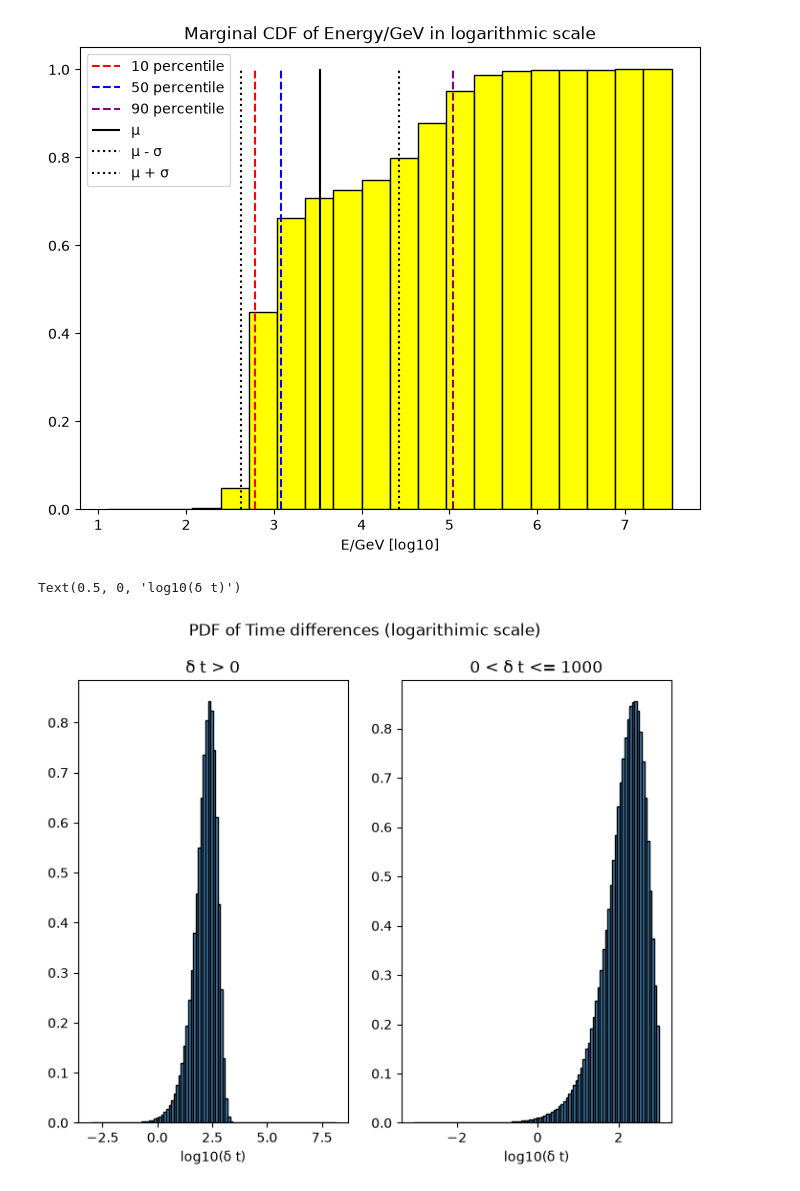
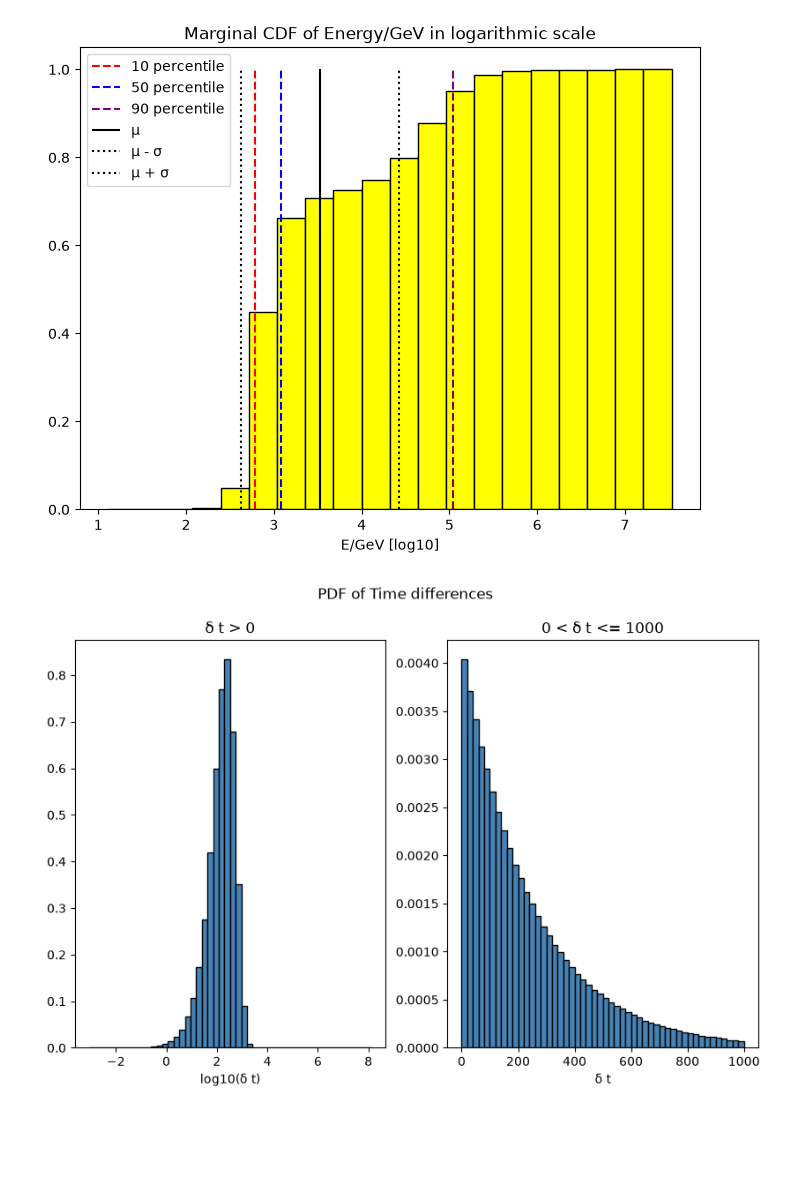
Before and after one commit to vigneshK0404/Data_Science_Projects, a Jupyter notebook: Project_1_Karthikeyan.ipynb, the cells around one changed output. Drawn from its saved outputs; the diff is of its cells as text; code cells hidden in the pictures; blank space fills up the shorter version.

```diff
--- a/Project_1_Karthikeyan.ipynb
+++ b/Project_1_Karthikeyan.ipynb
@@ -71,14 +71,14 @@ time_diff = time[1:] - time[:-1]
 time_diff_positive = time_diff[time_diff > 0]
 time_diff_1000 = time_diff_positive[time_diff_positive <= 1000]
 # %%
-fig, (ax1, ax2) = plt.subplots(1, 2, figsize=(8,6))
-fig.suptitle('PDF of Time differences (logarithimic scale)')
-ax1.hist(np.log10(time_diff_positive), bins=100, edgecolor="black", color="steelblue", density=True)
-ax2.hist(np.log10(time_diff_1000), bins=100, edgecolor="black", color="steelblue", density=True)
+fig, (ax1, ax2) = plt.subplots(1, 2, figsize=(10,6))
+fig.suptitle('PDF of Time differences')
+ax1.hist(np.log10(time_diff_positive), bins=50, edgecolor="black", color="steelblue", density=True)
+ax2.hist(time_diff_1000, bins=50, edgecolor="black", color="steelblue", density=True)
 ax1.set_title("\u03B4 t > 0")
 ax2.set_title("0 < \u03B4 t <= 1000")
 ax1.set_xlabel("log10(\u03B4 t)")
-ax2.set_xlabel("log10(\u03B4 t)")
+ax2.set_xlabel("\u03B4 t")
+plt.show()
 # %% [output]
-Text(0.5, 0, 'log10(δ t)')
-[figure, old version]
+[figure, new version]
```
Also changed, not shown: parts of 1 cell of this notebook.
